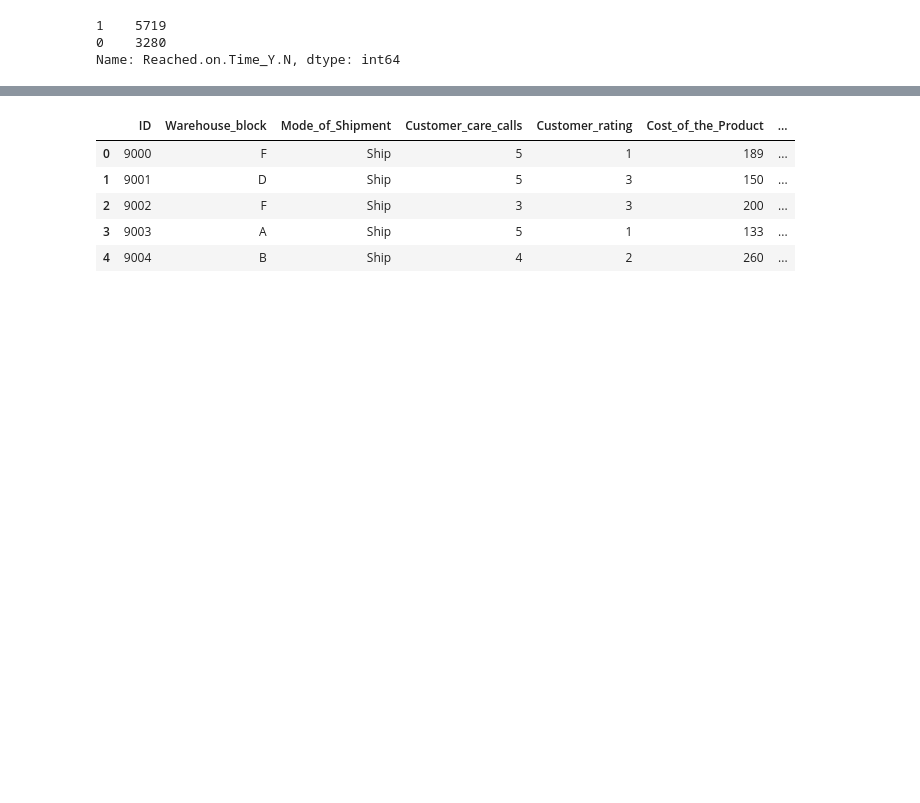
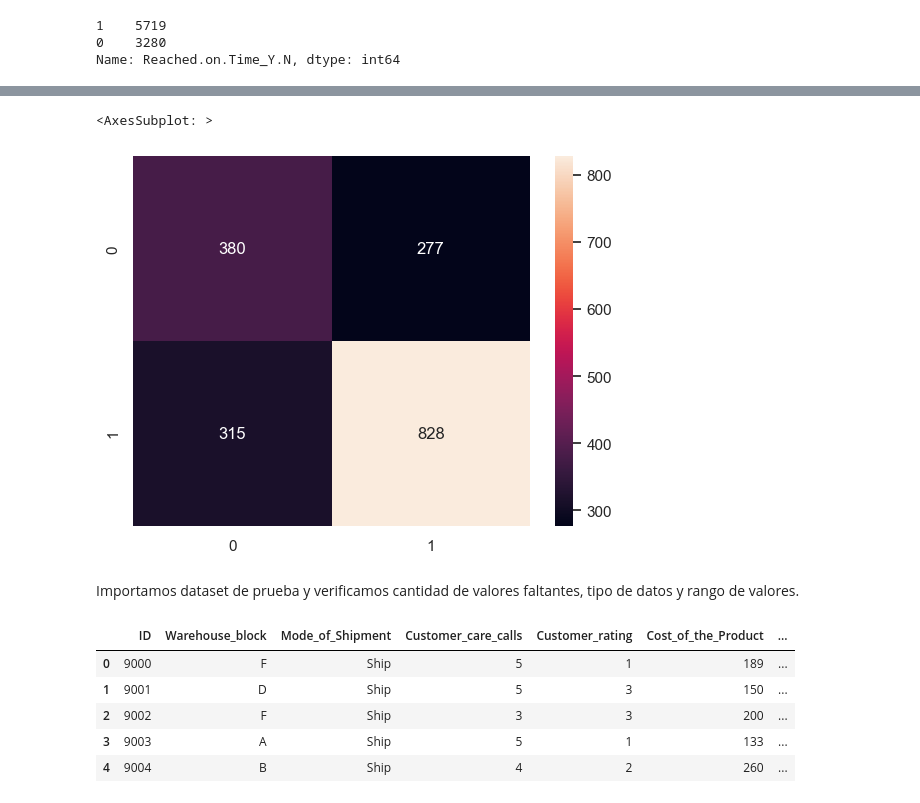
Before and after one commit to Rampullet/Datathon, a Jupyter notebook: eda.ipynb, the cells around one changed output, grey strips where cells are left out. Drawn from its saved outputs; the diff is of its cells as text; code cells hidden in the pictures; blank space fills up the shorter version.

```diff
--- a/eda.ipynb
+++ b/eda.ipynb
@@ -140,3 +158,11 @@ recall:  0.7459605026929982 accuracy:  0.6761111111111111
+# %%
+matrix=confusion_matrix(y_test, y_pred)
+sns.heatmap(matrix, annot=True,fmt="d")
+# %% [output]
+<AxesSubplot: >
+[figure, added]
+# %% [markdown]
+Importamos dataset de prueba y verificamos cantidad de valores faltantes, tipo de datos y rango de valores.
 # %%
 df_test=pd.read_excel('E-Commerce_test.xlsx')
 # %%
```
Also changed, not shown: parts of 24 cells of this notebook, 1 other file.
